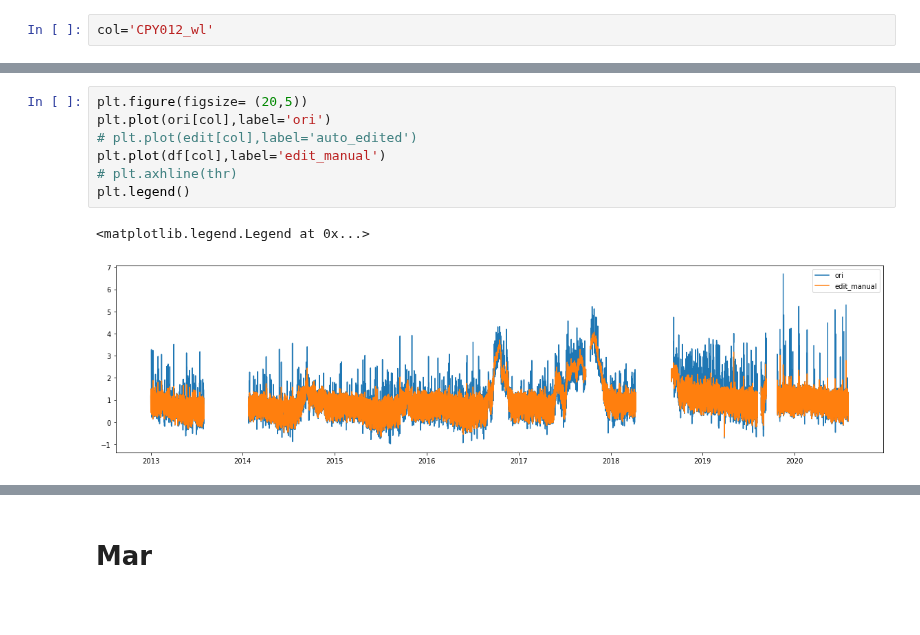
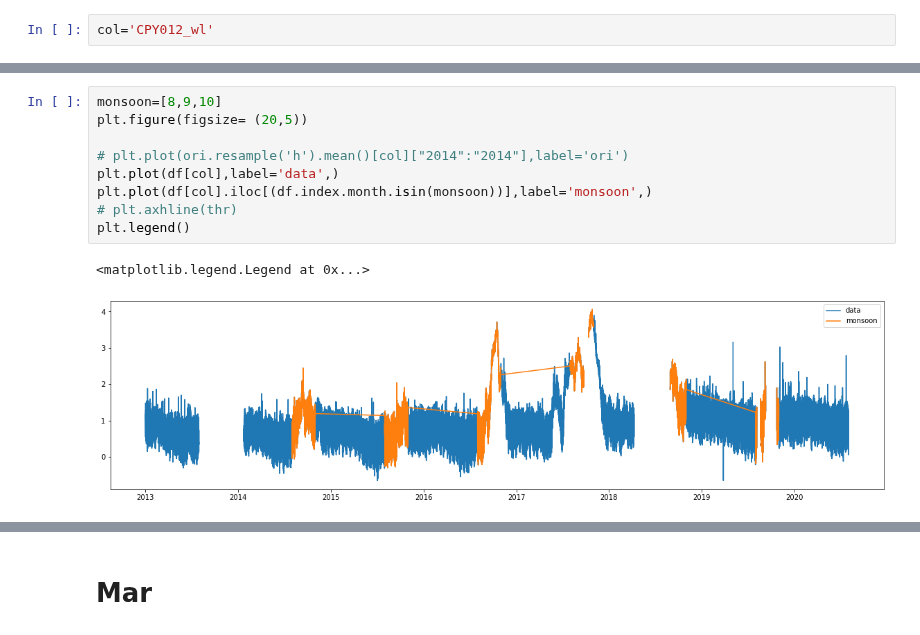
Before and after one commit to SB91ko/ChaoprayaRiver_WaterLV_prediction, a Jupyter notebook: playground.ipynb, the cells around one changed output, grey strips where cells are left out. Cells and saved outputs as stored; diff of their text form; blank space fills up the shorter version.

```diff
--- a/playground.ipynb
+++ b/playground.ipynb
@@ -14,10 +25,12 @@ col='CPY012_wl'
 # %%
+monsoon=[8,9,10]
 plt.figure(figsize= (20,5))
-plt.plot(ori[col],label='ori')
-# plt.plot(edit[col],label='auto_edited')
-plt.plot(df[col],label='edit_manual')
+
+# plt.plot(ori.resample('h').mean()[col]["2014":"2014"],label='ori')
+plt.plot(df[col],label='data',)
+plt.plot(df[col].iloc[(df.index.month.isin(monsoon))],label='monsoon',)
 # plt.axhline(thr)
 plt.legend()
 # %% [output]
 <matplotlib.legend.Legend at 0x...>
-[figure, old version]
+[figure, new version]
```
Also changed, not shown: parts of 19 cells of this notebook, 20 other files.
